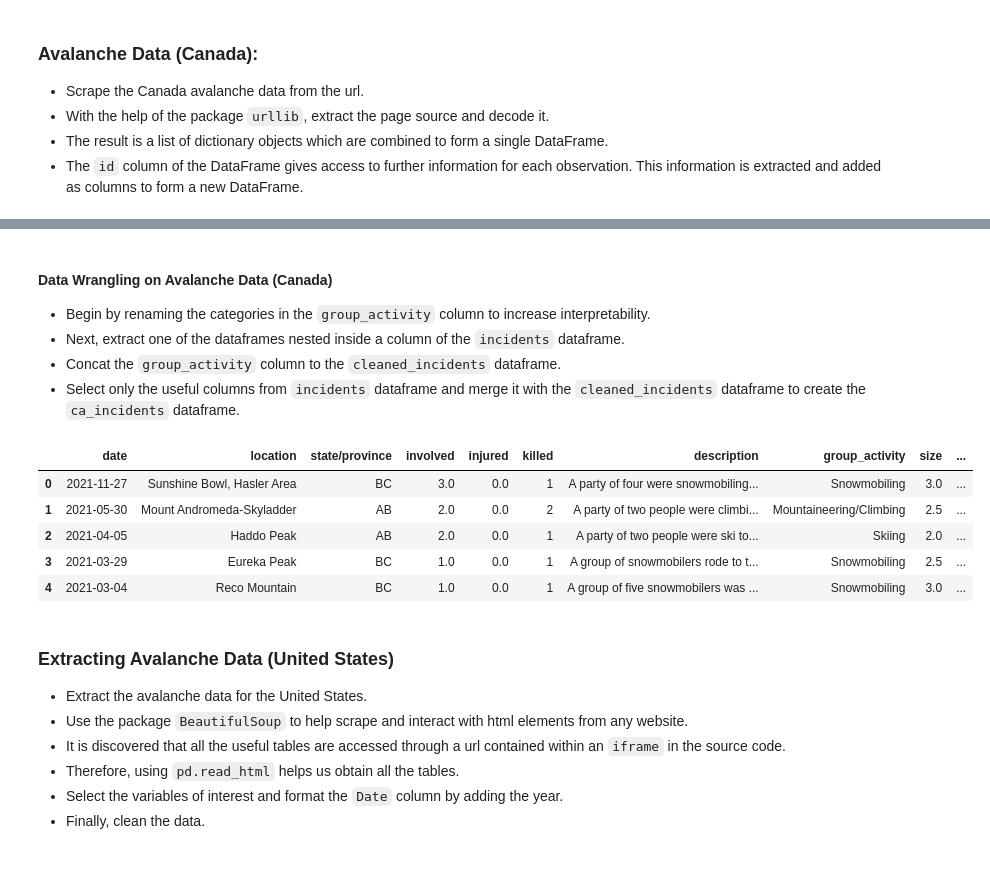
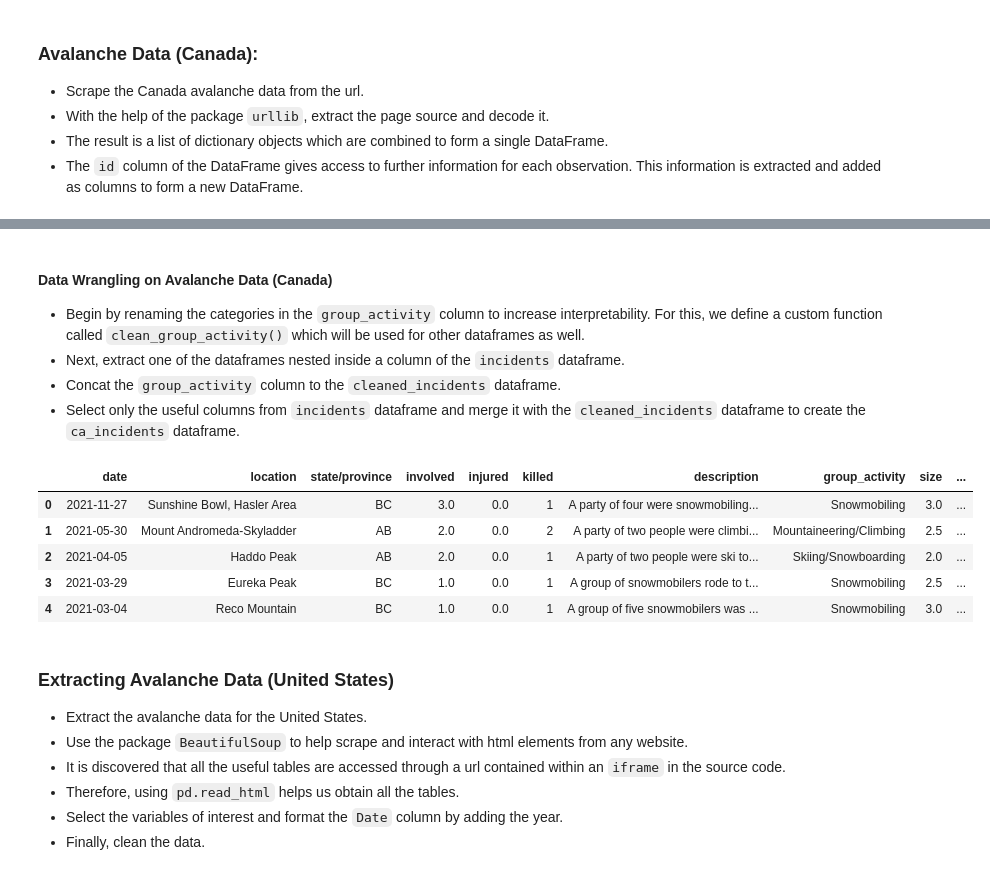
Before and after one commit to omertahi/avalanche_accidents, a Jupyter notebook: Project.ipynb, the cells around one changed output, grey strips where cells are left out. Saved outputs shown, nothing was run; the diff lists cells and outputs as text; code cells hidden in the pictures.

```diff
--- a/Project.ipynb
+++ b/Project.ipynb
@@ -90,46 +90,46 @@ with pd.option_context('display.max_rows', None, 'display.max_columns', None):
 # %% [markdown]
 #### Data Wrangling on Avalanche Data (Canada)
 
-* Begin by renaming the categories in the `group_activity` column to increase interpretability.
+* Begin by renaming the categories in the `group_activity` column to increase interpretability. For this, we define a custom function called `clean_group_activity()` which will be used for other dataframes as well.
 * Next, extract one of the dataframes nested inside a column of the `incidents` dataframe.
 * Concat the `group_activity` column to the `cleaned_incidents` dataframe.
 * Select only the useful columns from `incidents` dataframe and merge it with the `cleaned_incidents` dataframe to create the `ca_incidents` dataframe.
 # %%
 # clean up activity names
-skiings = ['Skiing', 'Skiing/Snowboarding', 'Snowboarding',
+skiing = ['Skiing', 'Skiing/Snowboarding', 'Snowboarding',
            'Backcountry Skiing', 'Ski touring', 'Heliskiing',
            'Mechanized Skiing', 'Out-of-bounds Skiing',
-           'Lift Skiing Closed', 'Lift Skiing Open', 'Out-of-Bounds Skiing']
-mountaineering_and_climbing = ['Mountaineering',
-                               'Snow Biking',
-                               'Snowshoeing',
-                               'Ice Climbing',
-                               'Snowshoeing & Hiking']
-snowmobiling = ['Snowmobiling']
-non_leisure = ['Work', 'At Outdoor Worksite', 'Control Work',
-               'Inside Building', 'Car/Truck on Road',
-               'Inside Car/Truck on Road', 'Outside Building']
-other_or_unknown= ['Other Recreational', 'Hunting/Fishing', 'Unknown',]
+           'Lift Skiing Closed', 'Lift Skiing Open', 'Out-of-Bounds Skiing',
+          'Off-piste skiing', 'Backcountry skiing', 'On skiruns', 'Ski', 'Snowboard']
+climbing = ['Mountaineering','Snow Biking','Snowshoeing',
+            'Foot','Ice Climbing', 'Snowshoeing & Hiking',
+            'Mountaineering/Climbing', 'Hiking on foot or snowshoeing']
+snowmobiling = ['Snowmobiling', 'Snowmobile']
+non_leisure = ['Work', 'At Outdoor Worksite', 'Control Work', 'Inside Building', 'Car/Truck on Road',
+               'Inside Car/Truck on Road', 'Outside Building', 'Travelling on road']
+other = ['Other Recreational', 'Hunting/Fishing', 'Sledding']
 
-def clean_activity(s):
+def clean_group_activity(s):
     """
     This function is used to clean the group_activity column.
     It takes a string as input and if similar to any of the specified
     group activities, assigns the output accordingly.
     This way we have more general groups which are easier to interpret.
     """
-    if s in skiings:
-        return "Skiing"
-    elif s in mountaineering_and_climbing:
+    if s in skiing:
+        return "Skiing/Snowboarding"
+    elif s in climbing:
         return "Mountaineering/Climbing"
     elif s in snowmobiling:
         return "Snowmobiling"
     elif s in non_leisure:
-        return "Non-Leisure Activities"
+        return "Non-leisure Activities"
+    elif s in other:
+        return "Other Recreatinoal Activities"
     else:
-        return "Other/Unknown"
+        return "Unknown"
 
-incidents['group_activity'] = incidents['group_activity'].apply(clean_activity)
+incidents['group_activity'] = incidents['group_activity'].apply(clean_group_activity)
 
 # Drop a duplicated coloumn
 cleaned_incidents = (pd.DataFrame(chain.from_iterable(incidents.avalanche_obs))
@@ -142,43 +142,46 @@ ca_incidents = (incidents
                )
 
 # Clean up type column
-slab = ['S','CS','Slab']
-unknown = ['U', 'Unkown', '']
-loose = ['Loose', 'L']
+slab = ['S','CS','Slab', 'SS', 'HS', 'slab', 'layer', '2.5', 'facet', 'persistent']
+loose = ['Loose', 'L', '1.5']
+wet = ['WS', 'WL', 'water', 'slush', 'flow']
+other = ['I', 'C', 'R']
 
 def clean_type(s):
     """
     This function is used to clean the type column.
     It takes a string as input and if similar to any of the specified
     type activities, assigns the output accordingly.
     """
     if s in slab:
         return "Slab"
-    elif s in unknown:
-        return "Unknown"
     elif s in loose:
         return "Loose"
+    elif s in other:
+        return "Other"
+    elif s in wet:
+        return "Wet"
     else:
-        return ""
+        return "Unknown"
 
 ca_incidents['type'] = ca_incidents['type'].apply(clean_type)
 ca_incidents = (ca_incidents
                 .drop(columns = ['location_elevation'])
                 .rename(columns={'ob_date': 'date',
                                  'location_province': 'state/province',
                                  'num_involved': 'involved',
                                  'num_injured': 'injured',
                                  'num_fatal': 'killed',
                                  'comment': 'description'})
                )
 
 with pd.option_context('display.max_rows', None, 'display.max_columns', None):
     display(ca_incidents.head())
 # %% [output]
 |  | date | location | state/province | involved | injured | killed | description | group_activity | size | ... |
 | 0 | 2021-11-27 | Sunshine Bowl, Hasler Area | BC | 3.0 | 0.0 | 1 | A party of four were snowmobiling... | Snowmobiling | 3.0 | ... |
 | 1 | 2021-05-30 | Mount Andromeda-Skyladder | AB | 2.0 | 0.0 | 2 | A party of two people were climbi... | Mountaineering/Climbing | 2.5 | ... |
-| 2 | 2021-04-05 | Haddo Peak | AB | 2.0 | 0.0 | 1 | A party of two people were ski to... | Skiing | 2.0 | ... |
+| 2 | 2021-04-05 | Haddo Peak | AB | 2.0 | 0.0 | 1 | A party of two people were ski to... | Skiing/Snowboarding | 2.0 | ... |
 | 3 | 2021-03-29 | Eureka Peak | BC | 1.0 | 0.0 | 1 | A group of snowmobilers rode to t... | Snowmobiling | 2.5 | ... |
 | 4 | 2021-03-04 | Reco Mountain | BC | 1.0 | 0.0 | 1 | A group of five snowmobilers was ... | Snowmobiling | 3.0 | ... |
 # %% [markdown]
```
Also changed, not shown: parts of 10 cells of this notebook.
